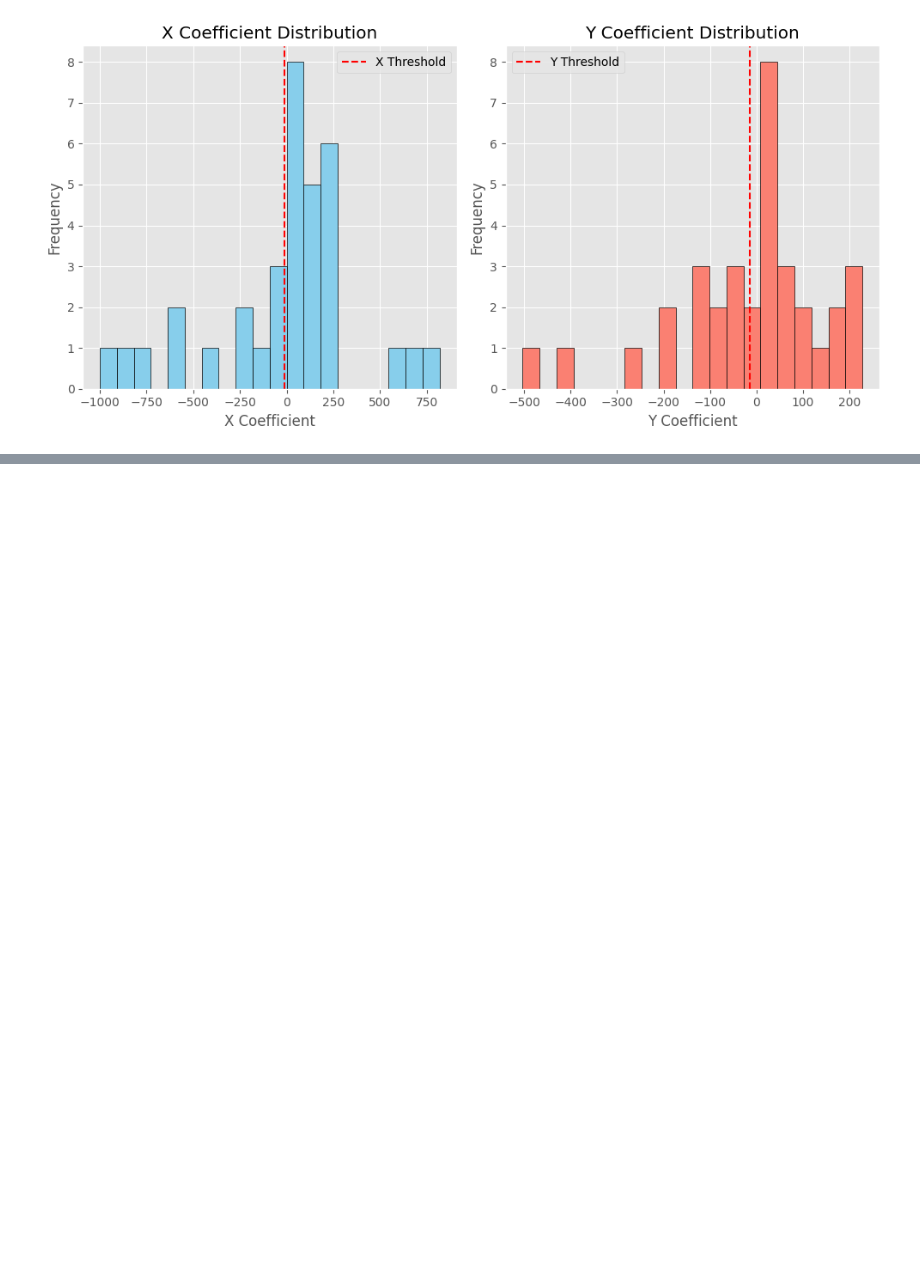
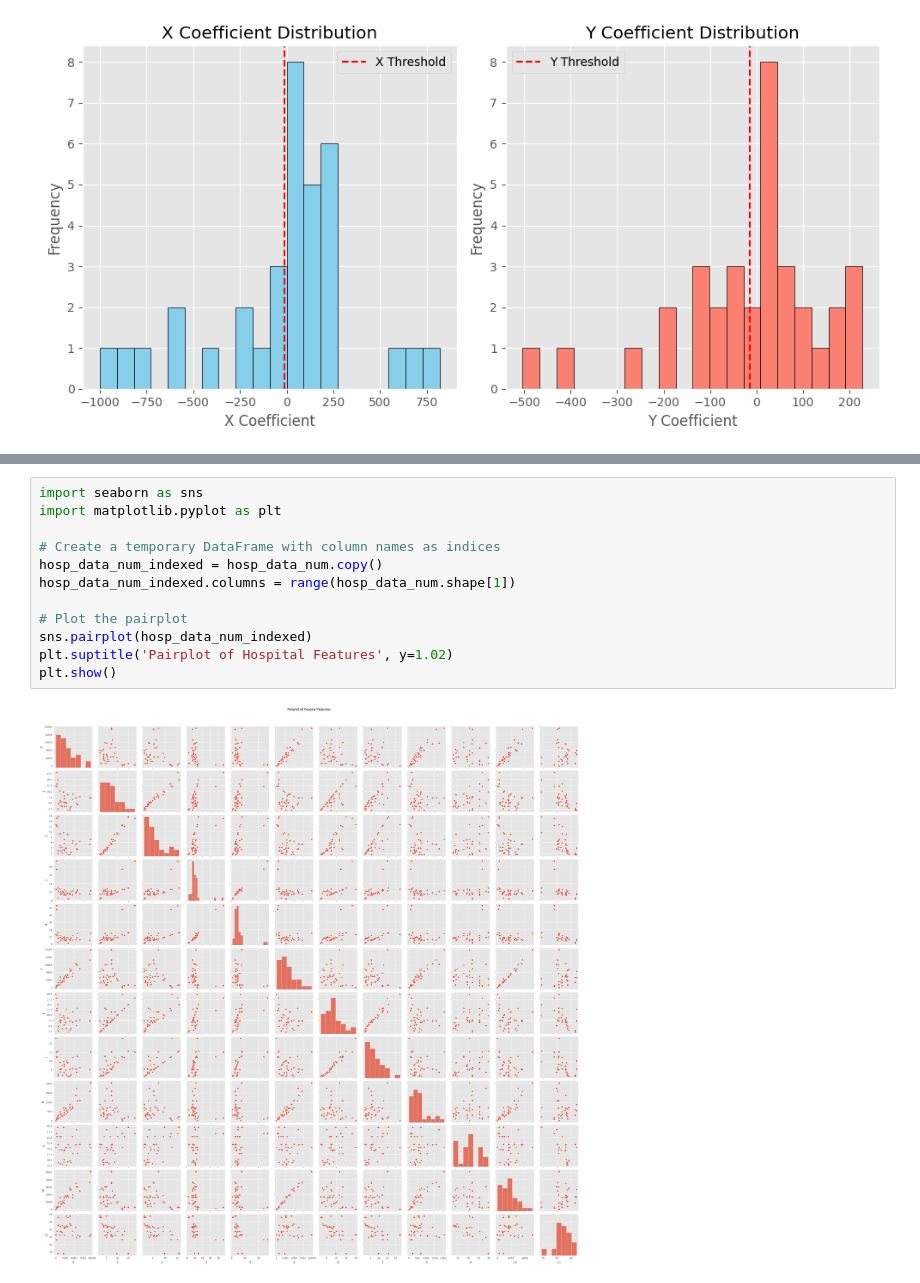
Before and after one commit to Subhasis-Biswas/ML4CPS_Project2, a Jupyter notebook: b1.ipynb, the cells around one changed output, grey strips where cells are left out. Cells and saved outputs as stored; diff of their text form; blank space fills up the shorter version.

```diff
--- a/b1.ipynb
+++ b/b1.ipynb
@@ -619,0 +876,14 @@ plt.show()
+# %%
+import seaborn as sns
+import matplotlib.pyplot as plt
+
+# Create a temporary DataFrame with column names as indices
+hosp_data_num_indexed = hosp_data_num.copy()
+hosp_data_num_indexed.columns = range(hosp_data_num.shape[1])
+
+# Plot the pairplot
+sns.pairplot(hosp_data_num_indexed)
+plt.suptitle('Pairplot of Hospital Features', y=1.02)
+plt.show()
+# %% [output]
+[figure, added]
```
Also changed, not shown: parts of 21 cells of this notebook, 1 other file.
